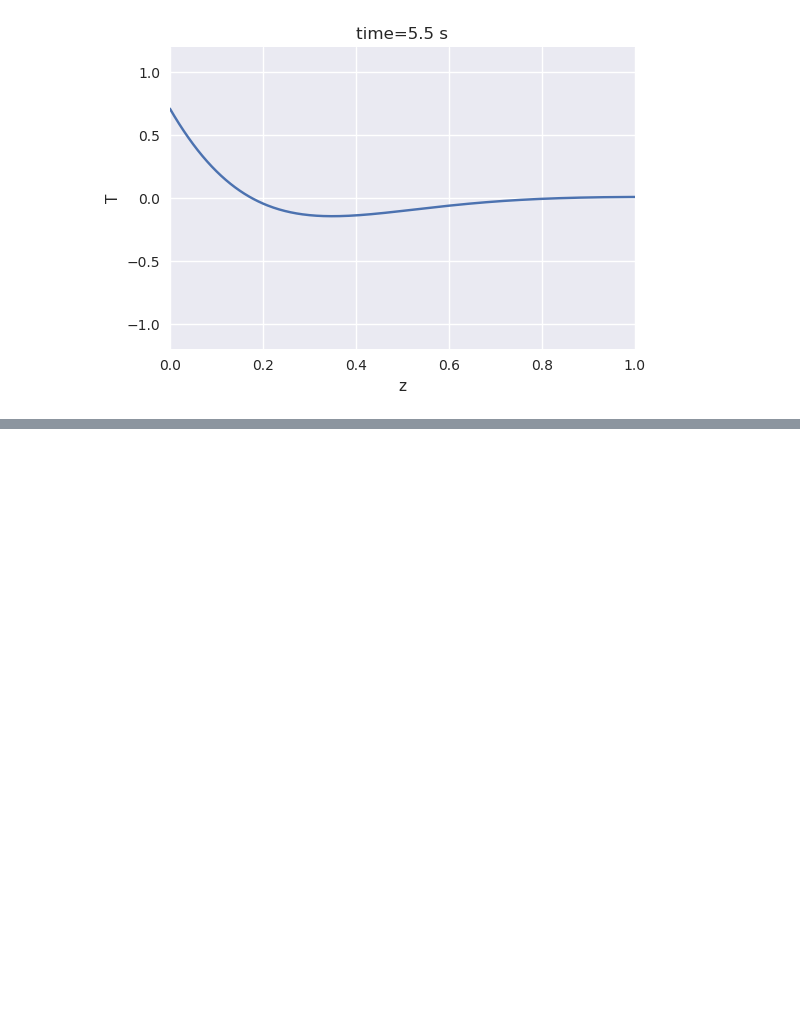
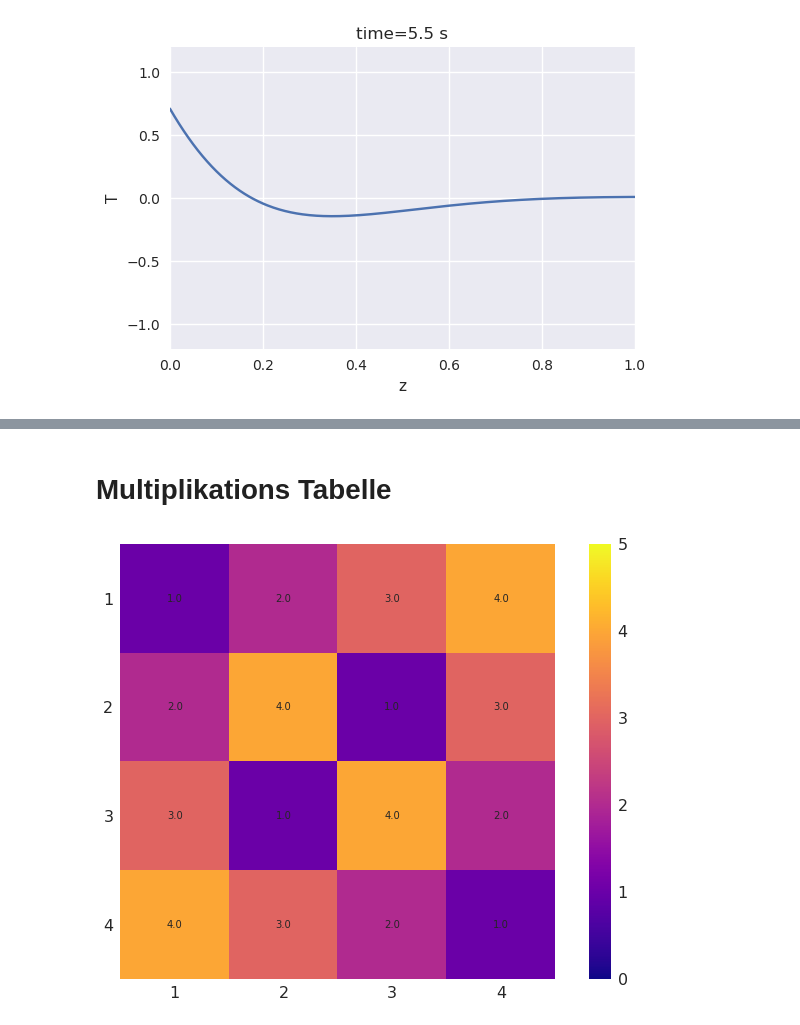
Before and after one commit to mgje/PIUMP, a Jupyter notebook: wr2018/Kapitel_4_Array_Plots.ipynb, the cells around one changed output, grey strips where cells are left out. Saved outputs shown, nothing was run; the diff lists cells and outputs as text; code cells hidden in the pictures; blank space fills up the shorter version.

```diff
--- a/wr2018/Kapitel_4_Array_Plots.ipynb
+++ b/wr2018/Kapitel_4_Array_Plots.ipynb
@@ -374,0 +404,27 @@ for k in range(20):
+# %% [markdown]
+# Multiplikations Tabelle
+# %%
+M = 5
+min_val, max_val = 1, M
+ind_array = np.arange(min_val , max_val , 1.0)
+x, y = np.meshgrid(ind_array, ind_array)
+
+ymap = [[(x*y)%M for x in ind_array ] for y in ind_array ]
+
+fig = figure(figsize=(12, 8))
+xticks(np.arange(0,M,1),np.arange(1,M,1),size=16)
+yticks(np.arange(0,M,1),np.arange(1,M,1),size=16)
+imshow(ymap,interpolation="nearest",vmin=0,vmax=M,cmap='plasma');
+cbar=colorbar()
+cbar.ax.tick_params(labelsize=16)
+grid(False)
+
+
+x, y = np.meshgrid(ind_array-1, ind_array-1)
+
+for i, (x_val, y_val) in enumerate(zip(x.flatten(), y.flatten())):
+    c = str(((x_val+1)*(y_val+1))%M)
+    text(x_val, y_val, c, va='center', ha='center')
+show()
+# %% [output]
+[figure, added]
```
Also changed, not shown: parts of 11 cells of this notebook, 3 other files.
